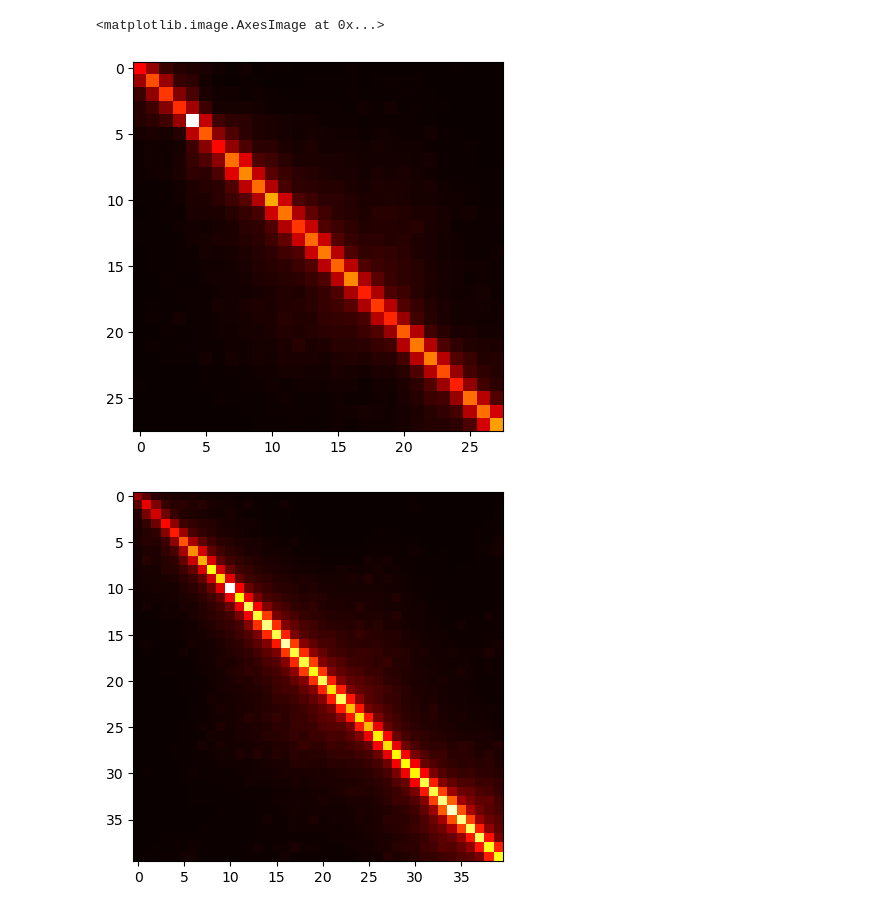
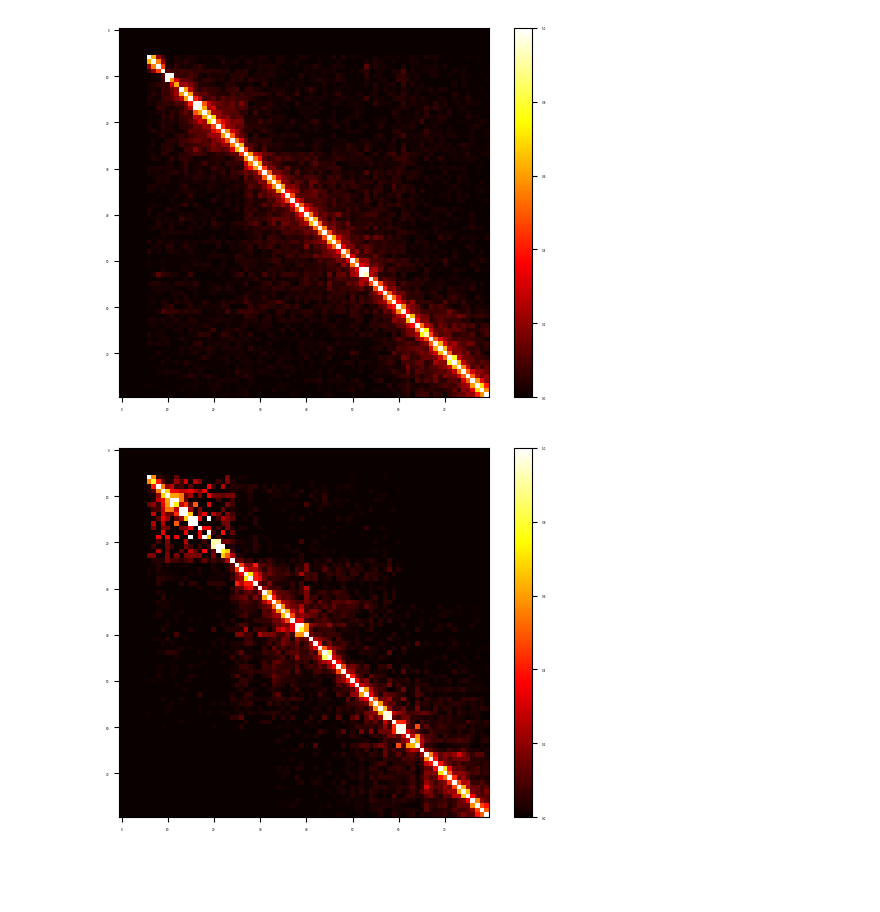
Before and after one commit to jkrLab/HiHiC, a Jupyter notebook: train.ipynb, the cells around one changed output. Cells and saved outputs as stored; diff of their text form; code cells hidden in the pictures; blank space fills up the shorter version.

Commit message:
prediction

```diff
--- a/train.ipynb
+++ b/train.ipynb
@@ -406,9 +158,28 @@ plt.imshow(np.load("/data/HiHiC-main/output/predict_chr22_16.npz")["data"][0,0],
-# %%
-plt.imshow(np.load("/data/HiHiC-main/output/HiCNN2_predict_16.npz")["data"][0,0], cmap='hot')
-# %% [output]
-<matplotlib.image.AxesImage at 0x...>
-[figure, removed]
-# %%
-plt.imshow(np.load("/data/HiHiC-main/output/DFHiC_predicted_16.npz")["arr_0"][0,:,:,0], cmap='hot')
-# %% [output]
-[figure, removed]
+# %%
+x = np.load("/data/HiHiC-main/data_HiCNN/test/test_ratio16.npz")
+
+predicted = "/data/HiHiC-main/data_HiCNN/test_KR_300/test_ratio16.npz"
+save_filename = '/data/HiHiC-main/output_chrom/target.npz'
+
+predicted = np.load(predicted, allow_pickle=True)
+mats = {}
+unique_chrom = np.unique(predicted['inds'][:, 0])
+for chrom in sorted(unique_chrom):
+    chrom_indices = predicted['inds'][:, 0] == chrom
+    mat_dim = predicted['inds'][chrom_indices][0, 1] + 1
+    inds = predicted['inds'][chrom_indices][:, -2:] + [6, 6]
+    submats = np.squeeze(predicted['target'])[chrom_indices, 6:34, 6:34]
+    mat = np.zeros((mat_dim, mat_dim))
+    for ind, submat in zip(inds, submats):
+        mat[ind[0]:ind[0]+28, ind[1]:ind[1]+28] = submat
+    mats[str(chrom)] = np.triu(mat) + np.triu(mat, k=1).T # mats[str(chrom)] = mat
+np.savez_compressed(save_filename, **mats)
+
+file = np.load(save_filename)
+for chr in ['18','19','20','21','22']:
+    plt.imshow(file[chr][0:80, 0:80], cmap='hot')
+    plt.colorbar()
+    plt.show()
+# %% [output]
+[figure, added]
+[figure, added]
```
Also changed, not shown: parts of 33 cells of this notebook, 15 other files.
